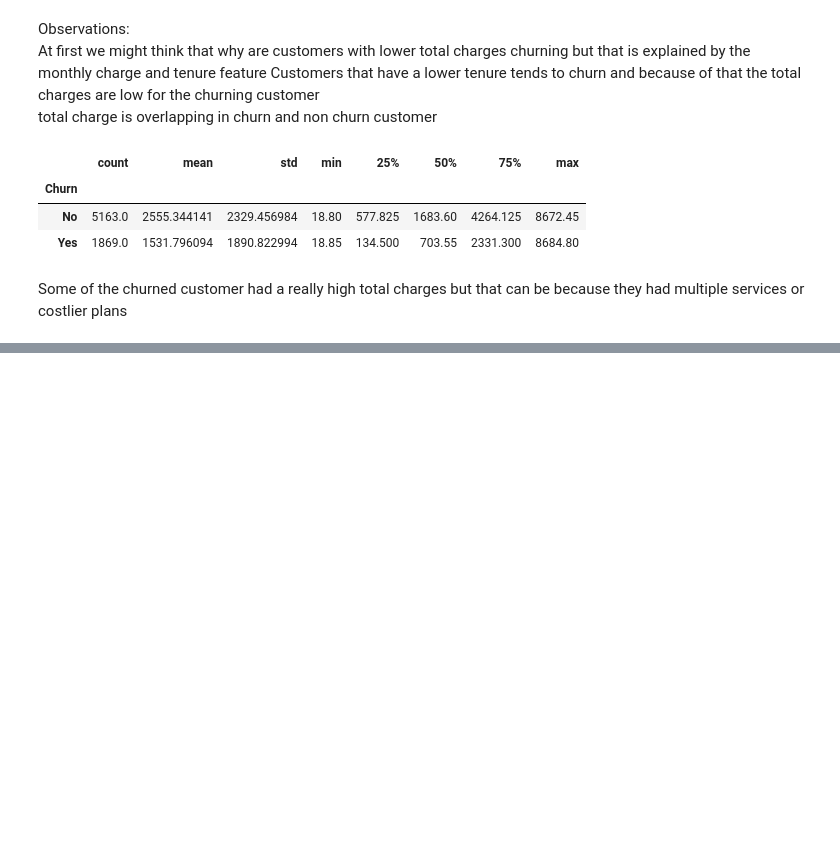
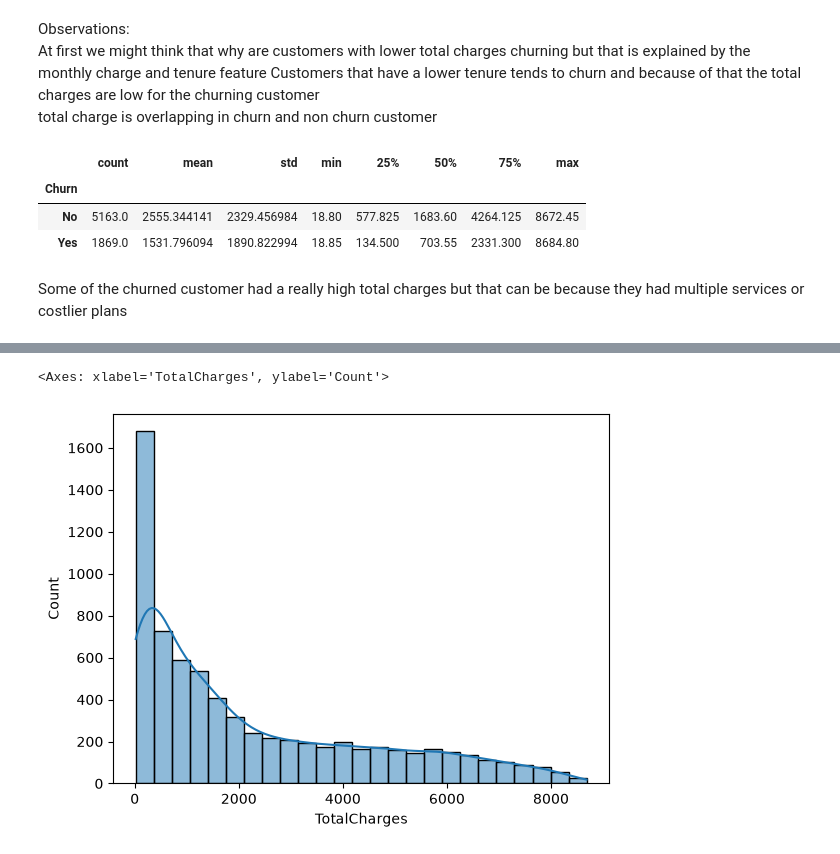
Before and after one commit to SuryanshThapliyal/IBM-Telco-customer-churn-prediction, a Jupyter notebook: customer_churn.ipynb, the cells around one changed output, grey strips where cells are left out. Drawn from its saved outputs; the diff is of its cells as text; code cells hidden in the pictures; blank space fills up the shorter version.

```diff
--- a/customer_churn.ipynb
+++ b/customer_churn.ipynb
@@ -180,0 +249,5 @@ Some of the churned customer had a really high total charges but that can be bec
+# %%
+sns.histplot(df['TotalCharges'], kde=True)
+# %% [output]
+<Axes: xlabel='TotalCharges', ylabel='Count'>
+[figure, added]
```
Also changed, not shown: parts of 16 cells of this notebook.
